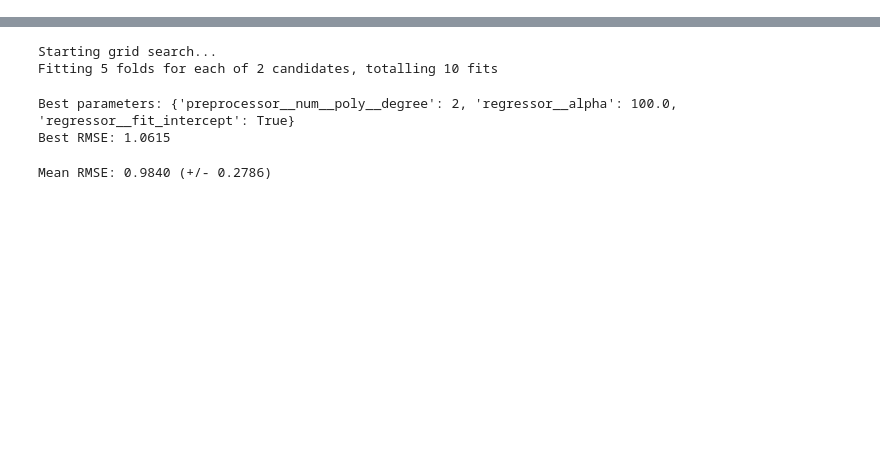
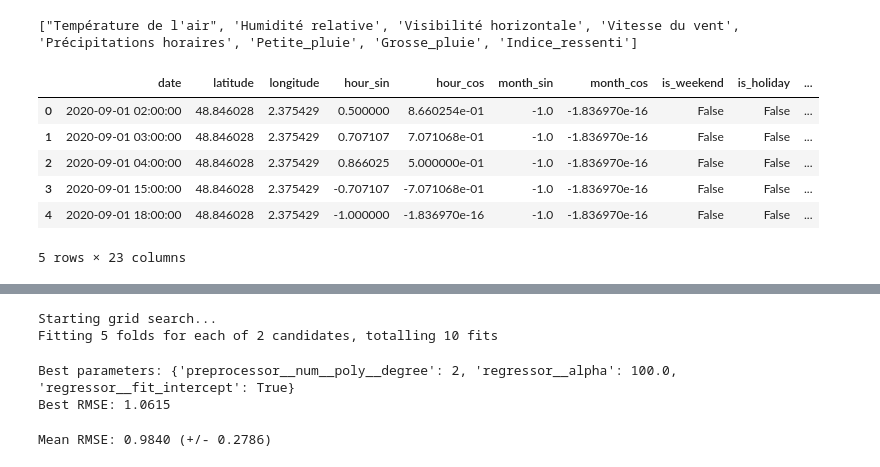
Before and after one commit to alexandreblivet/bike_counters_ac_team, a Jupyter notebook: external_data/Weather/Features_selection.ipynb, the cells around one changed output, grey strips where cells are left out. Saved outputs shown, nothing was run; the diff lists cells and outputs as text; code cells hidden in the pictures; blank space fills up the shorter version.

```diff
--- a/external_data/Weather/Features_selection.ipynb
+++ b/external_data/Weather/Features_selection.ipynb
@@ -153,3 +78,25 @@ final_df.head()
+# %%
+# Lire le fichier csv
+bike_df = pd.read_csv(Path("../../bike_df.csv"))
+
+#bike_df = df
+weather_df = pd.read_csv('Propre_meteo.csv')
+
+weather_df['date'] = pd.to_datetime(weather_df['date'])
+
+# Prepare features
+final_df, weather_features = prepare_features_with_weather(bike_df, weather_df)
+print(weather_features)
+final_df.head()
+# %% [output]
+["Température de l'air", 'Humidité relative', 'Visibilité horizontale', 'Vitesse du vent', 'Précipitations horaires', 'Petite_pluie', 'Grosse_pluie', 'Indice_ressenti']
+|  | date | latitude | longitude | hour_sin | hour_cos | month_sin | month_cos | is_weekend | is_holiday | ... |
+| 0 | 2020-09-01 02:00:00 | 48.846028 | 2.375429 | 0.500000 | 8.660254e-01 | -1.0 | -1.836970e-16 | False | False | ... |
+| 1 | 2020-09-01 03:00:00 | 48.846028 | 2.375429 | 0.707107 | 7.071068e-01 | -1.0 | -1.836970e-16 | False | False | ... |
+| 2 | 2020-09-01 04:00:00 | 48.846028 | 2.375429 | 0.866025 | 5.000000e-01 | -1.0 | -1.836970e-16 | False | False | ... |
+| 3 | 2020-09-01 15:00:00 | 48.846028 | 2.375429 | -0.707107 | -7.071068e-01 | -1.0 | -1.836970e-16 | False | False | ... |
+| 4 | 2020-09-01 18:00:00 | 48.846028 | 2.375429 | -1.000000 | -1.836970e-16 | -1.0 | -1.836970e-16 | False | False | ... |
+5 rows × 23 columns
 # %%
 final_df.dtypes
 # %% [output]
```
Also changed, not shown: parts of 6 cells of this notebook, 3 other files.
